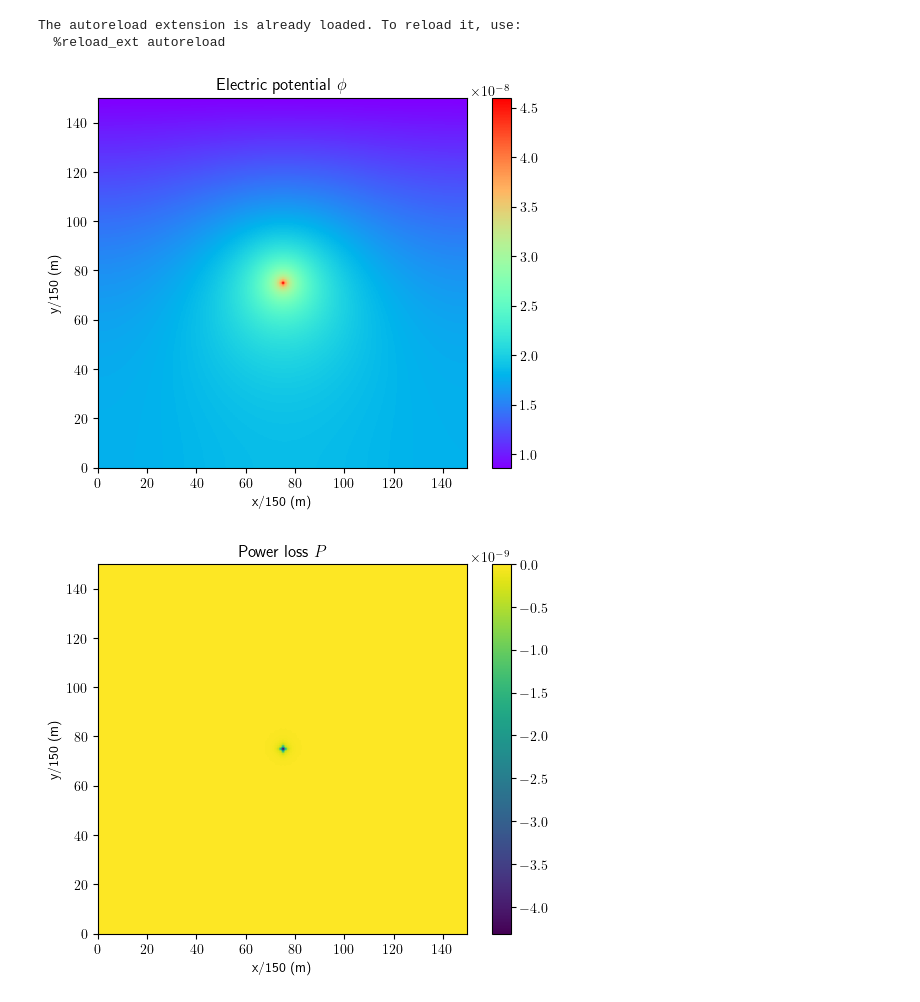
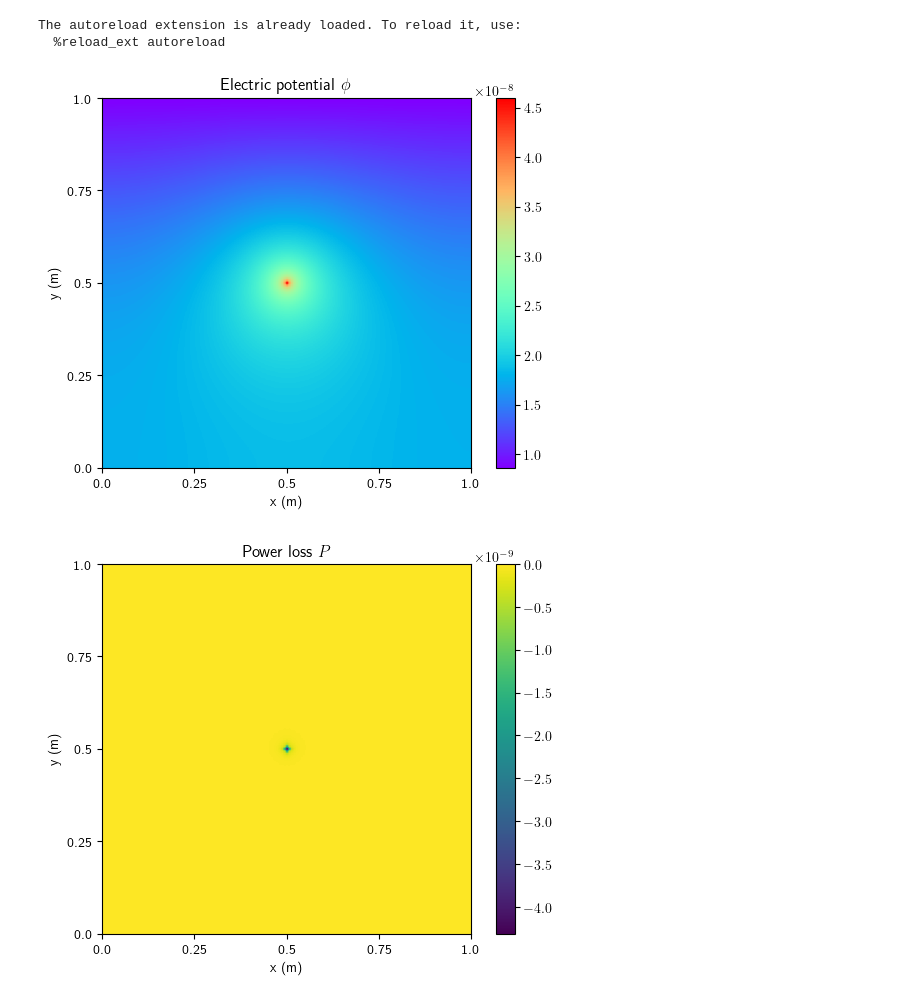
Before and after one commit to Devoev/multiphysics, a Jupyter notebook: main.ipynb, the cells around one changed output. Saved outputs shown, nothing was run; the diff lists cells and outputs as text; code cells hidden in the pictures.

Commit message:
updated labels of ticks to range between 0 and 1

```diff
--- a/main.ipynb
+++ b/main.ipynb
@@ -45,13 +45,15 @@ plt.rcParams['text.usetex'] = True
 plt.imshow(phi_plot[0,:,:], cmap='rainbow')
 plt.xlim([0, n])
 plt.ylim([0, n])
-plt.xlabel(f"x/{n} (m)")
-plt.ylabel(f"y/{n} (m)")
+plt.xticks(ticks=np.linspace(0, n, 5), labels=np.linspace(0, 1, 5))
+plt.yticks(ticks=np.linspace(0, n, 5), labels=np.linspace(0, 1, 5))
+plt.xlabel("x (m)")
+plt.ylabel("y (m)")
 plt.title("Electric potential $\phi$")
 plt.colorbar()
 plt.show()
 # %% [output]
-[figure, old version]
+[figure, new version]
 # %%
 ## Power calculation
 m_sig = create_p2d_mat(msh, sig)    # Conductivity matrix
@@ -62,16 +64,18 @@ pv = 0.5*np.abs(g.T) @ pe           # Power on dual volume vector
 # %%
 ## Plot power
 p_plot = np.reshape(pv, (msh.nz, msh.ny, msh.nx))
 plt.imshow(p_plot[0,:,:], cmap='viridis')
 plt.xlim([0, n])
 plt.ylim([0, n])
-plt.xlabel(f"x/{n} (m)")
-plt.ylabel(f"y/{n} (m)")
+plt.xticks(ticks=np.linspace(0, n, 5), labels=np.linspace(0, 1, 5))
+plt.yticks(ticks=np.linspace(0, n, 5), labels=np.linspace(0, 1, 5))
+plt.xlabel("x (m)")
+plt.ylabel("y (m)")
 plt.title("Power loss $P$")
 plt.colorbar()
 plt.show()
 # %% [output]
-[figure, old version]
+[figure, new version]
 # %%
 ## Solve thermal system
 cond = 401
```
Also changed, not shown: parts of 1 cell of this notebook.
